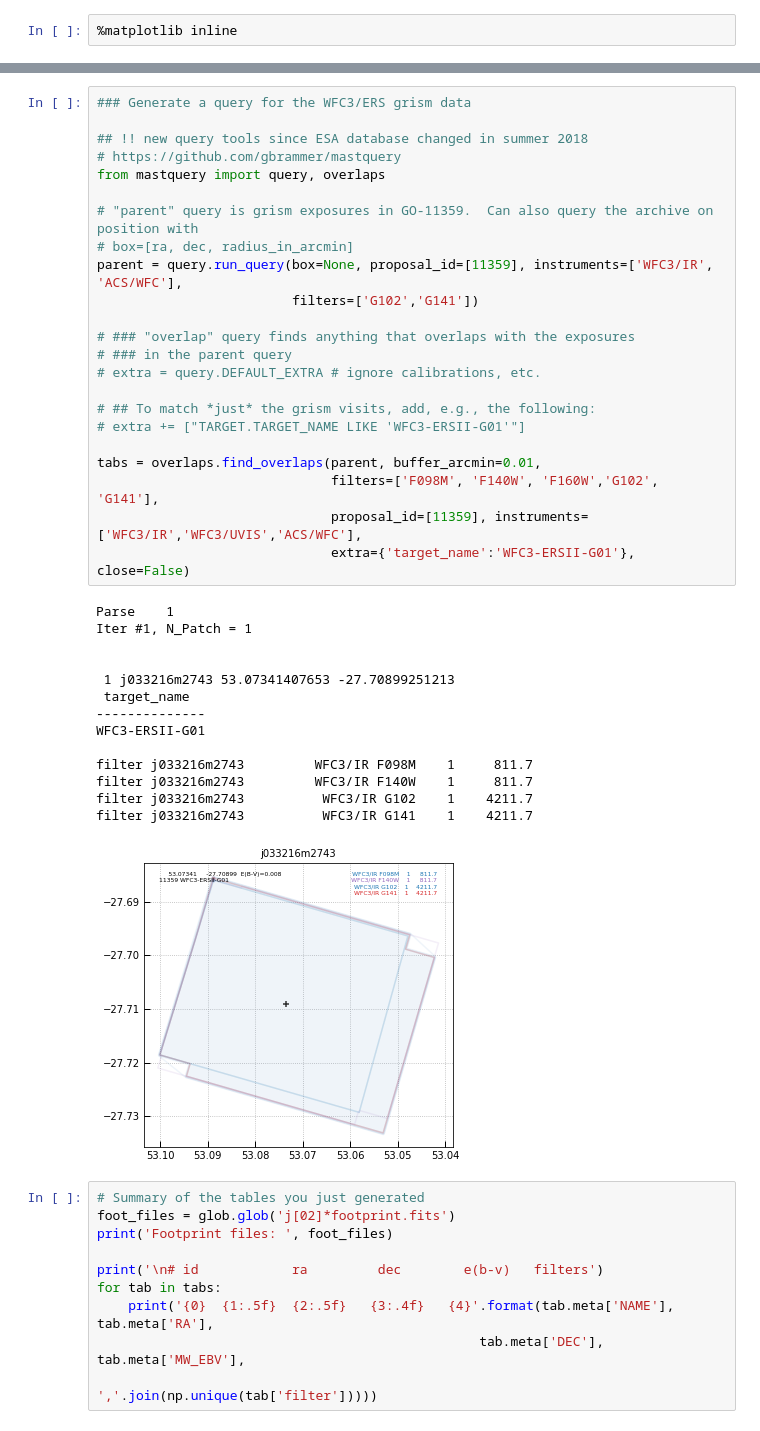
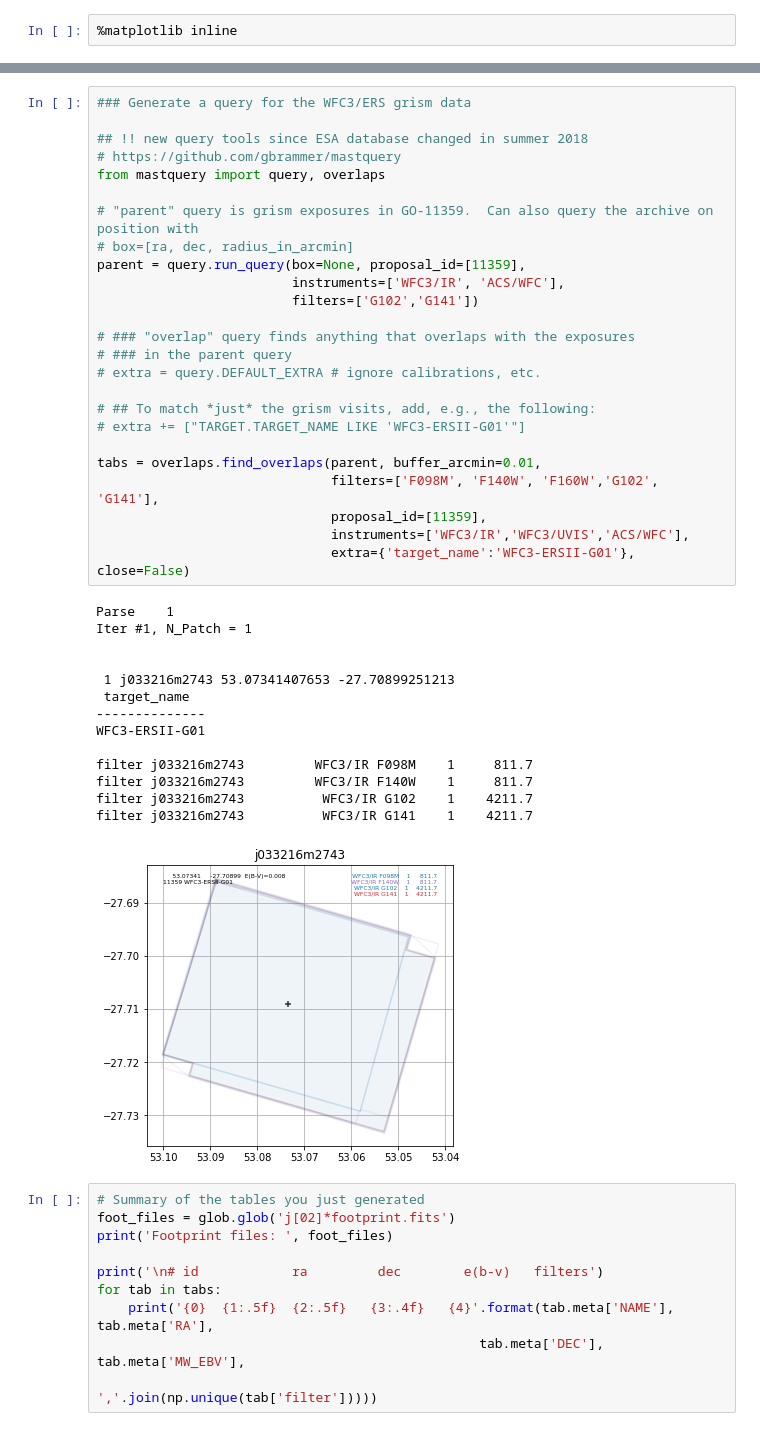
Before and after one commit to gbrammer/grizli, a Jupyter notebook: examples/Grizli-Pipeline.ipynb, the cells around one changed output, grey strips where cells are left out. Saved outputs shown, nothing was run; the diff lists cells and outputs as text.

```diff
--- a/examples/Grizli-Pipeline.ipynb
+++ b/examples/Grizli-Pipeline.ipynb
@@ -62,36 +62,38 @@ The `hsaquery` module can be used to programaticaly query the HST archive and fi
 from mastquery import query, overlaps
 
 # "parent" query is grism exposures in GO-11359.  Can also query the archive on position with
 # box=[ra, dec, radius_in_arcmin]
-parent = query.run_query(box=None, proposal_id=[11359], instruments=['WFC3/IR', 'ACS/WFC'],
+parent = query.run_query(box=None, proposal_id=[11359],
+                         instruments=['WFC3/IR', 'ACS/WFC'],
                          filters=['G102','G141'])
 
 # ### "overlap" query finds anything that overlaps with the exposures
 # ### in the parent query
 # extra = query.DEFAULT_EXTRA # ignore calibrations, etc.
 
 # ## To match *just* the grism visits, add, e.g., the following:
 # extra += ["TARGET.TARGET_NAME LIKE 'WFC3-ERSII-G01'"]
 
 tabs = overlaps.find_overlaps(parent, buffer_arcmin=0.01,
                               filters=['F098M', 'F140W', 'F160W','G102', 'G141'],
-                              proposal_id=[11359], instruments=['WFC3/IR','WFC3/UVIS','ACS/WFC'],
+                              proposal_id=[11359],
+                              instruments=['WFC3/IR','WFC3/UVIS','ACS/WFC'],
                               extra={'target_name':'WFC3-ERSII-G01'}, close=False)
 # %% [output]
 Parse    1
 Iter #1, N_Patch = 1
 
 
  1 j033216m2743 53.07341407653 -27.70899251213
  target_name
 --------------
 WFC3-ERSII-G01
 
 filter j033216m2743         WFC3/IR F098M    1     811.7
 filter j033216m2743         WFC3/IR F140W    1     811.7
 filter j033216m2743          WFC3/IR G102    1    4211.7
 filter j033216m2743          WFC3/IR G141    1    4211.7
-[figure, old version]
+[figure, new version]
 # %%
 # Summary of the tables you just generated
 foot_files = glob.glob('j[02]*footprint.fits')
```
Also changed, not shown: parts of 36 cells of this notebook, 5 other files.
